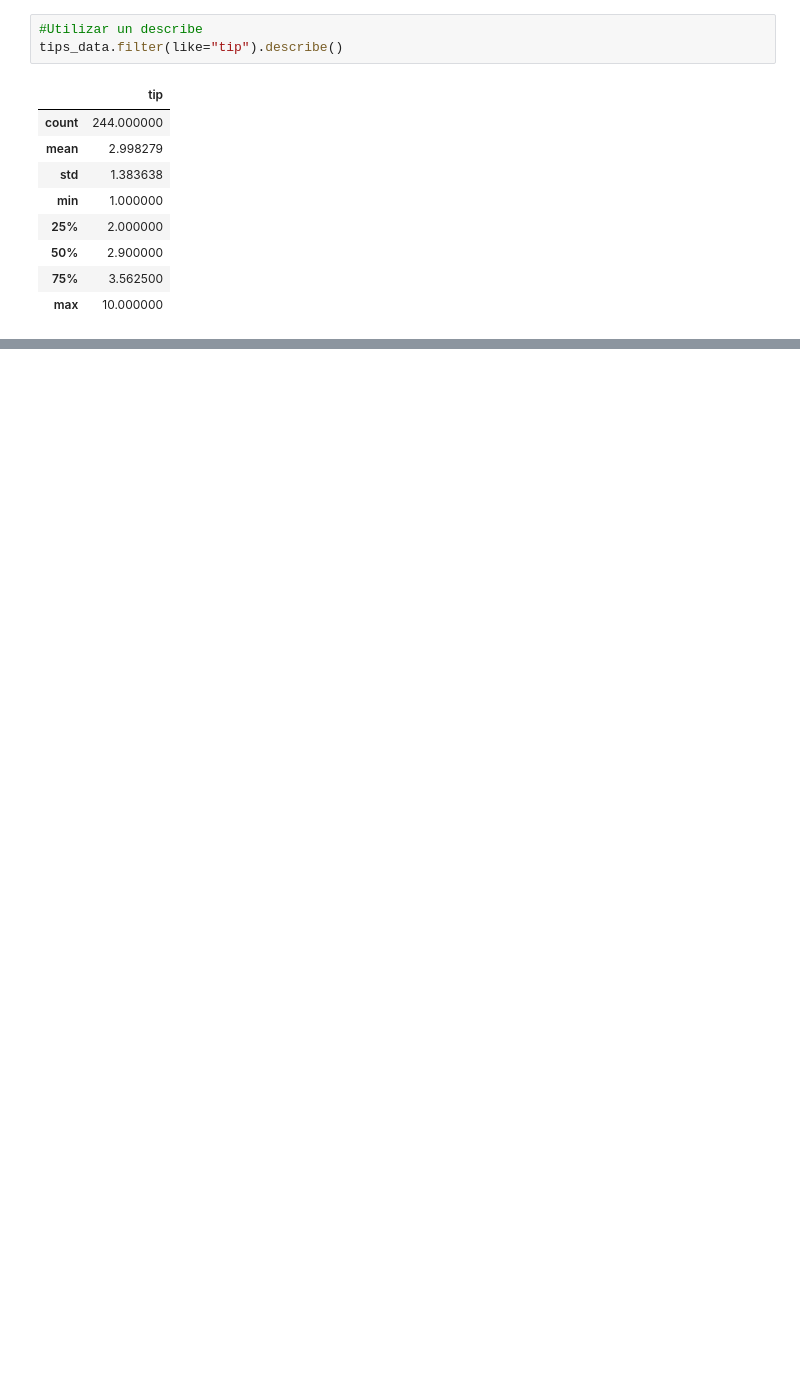
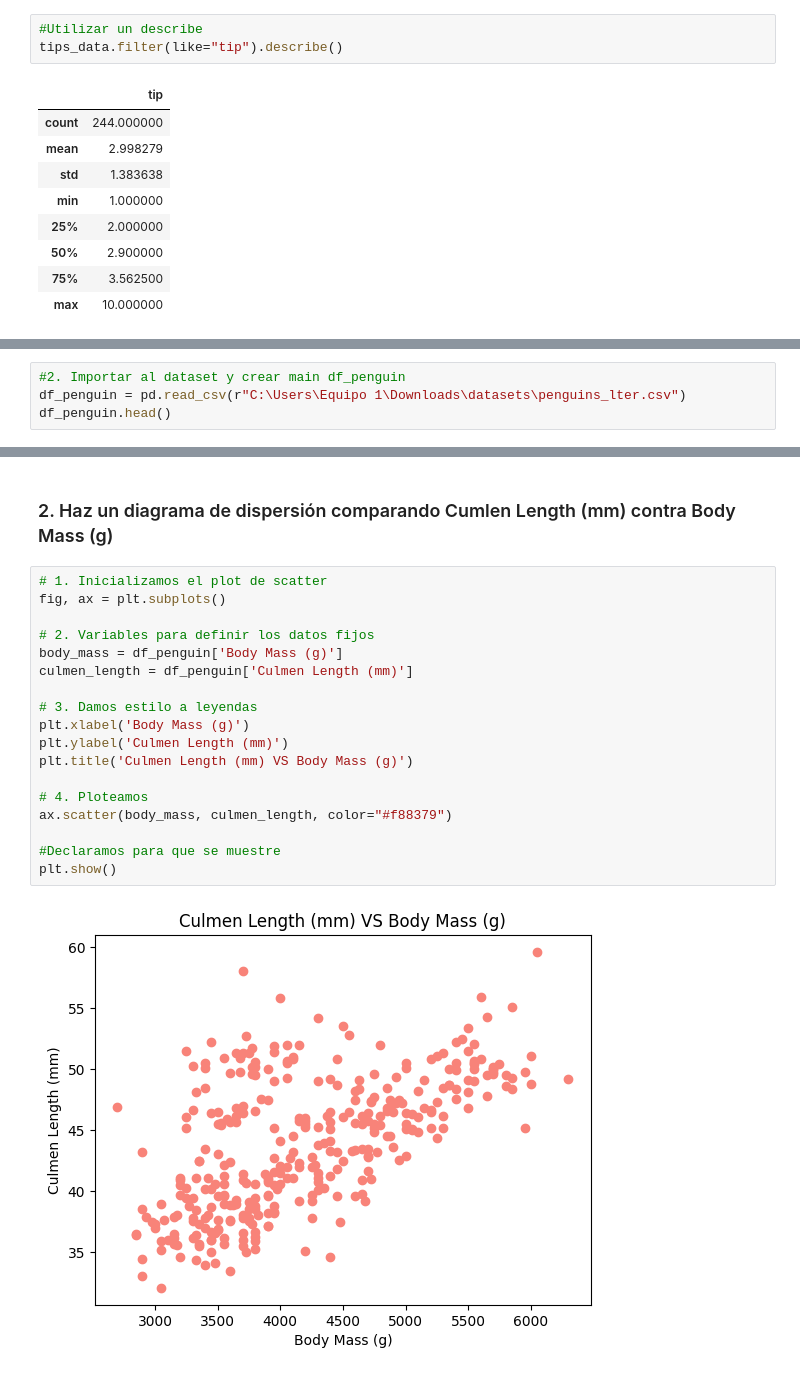
Before and after one commit to ingridsfd/preworks-data-science-ucamp, a Jupyter notebook: M2/Ingrid__M2S5_Análisis_Exploratorio_de_Datos.ipynb, the cells around one changed output, grey strips where cells are left out. Drawn from its saved outputs; the diff is of its cells as text; blank space fills up the shorter version.

```diff
--- a/M2/Ingrid__M2S5_Análisis_Exploratorio_de_Datos.ipynb
+++ b/M2/Ingrid__M2S5_Análisis_Exploratorio_de_Datos.ipynb
@@ -841,0 +871,4 @@ KeyError: ignored
+# %%
+#2. Importar al dataset y crear main df_penguin
+df_penguin = pd.read_csv(r"C:\Users\Equipo 1\Downloads\datasets\penguins_lter.csv")
+df_penguin.head()
@@ -841,0 +989,22 @@ KeyError: ignored
+# %% [markdown]
+### 2. Haz un diagrama de dispersión comparando Cumlen Length (mm) contra Body Mass (g)
+# %%
+# 1. Inicializamos el plot de scatter
+fig, ax = plt.subplots()
+
+# 2. Variables para definir los datos fijos
+body_mass = df_penguin['Body Mass (g)']
+culmen_length = df_penguin['Culmen Length (mm)']
+
+# 3. Damos estilo a leyendas
+plt.xlabel('Body Mass (g)')
+plt.ylabel('Culmen Length (mm)')
+plt.title('Culmen Length (mm) VS Body Mass (g)')
+
+# 4. Ploteamos
+ax.scatter(body_mass, culmen_length, color="#f88379")
+
+#Declaramos para que se muestre
+plt.show()
+# %% [output]
+[figure, added]
```
Also changed, not shown: parts of 36 cells of this notebook.
